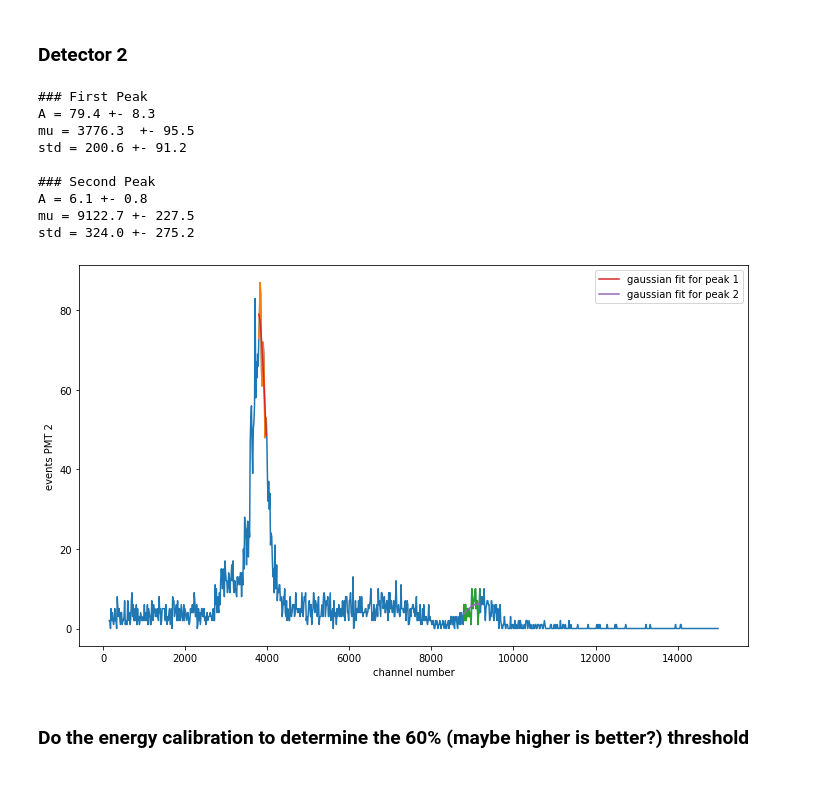
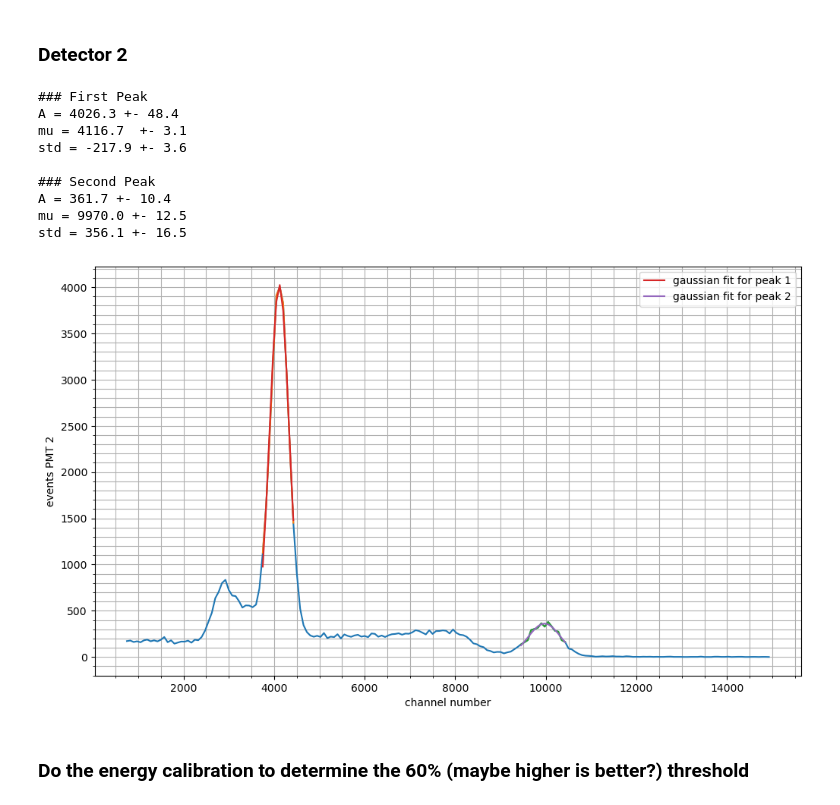
Before and after one commit to MRNock04/P3, a Jupyter notebook: Winkelkorrelation/Ergebnisse/Koinzidenz_students.ipynb, the cells around one changed output. Cells and saved outputs as stored; diff of their text form; code cells hidden in the pictures.

```diff
--- a/Winkelkorrelation/Ergebnisse/Koinzidenz_students.ipynb
+++ b/Winkelkorrelation/Ergebnisse/Koinzidenz_students.ipynb
@@ -261,8 +235,8 @@ std = -310.1 +- 11.4
 # %% [markdown]
 ### Detector 2
 # %%
-n_start_3, n_stop_3 = int(/15),int(/15)
-n_start_4, n_stop_4 = int(/15),int(/15)
+n_start_3, n_stop_3 = int(3800/75),int(4550/75)
+n_start_4, n_stop_4 = int(9500/75),int(10500/75)
 
 sample_x_3 = bins2[n_start_3:n_stop_3]
 sample_y_3 = x2[n_start_3:n_stop_3]
@@ -274,45 +248,48 @@ plt.plot(bins2[10:,],x2[10:,])
 plt.plot(sample_x_3,sample_y_3)
 plt.plot(sample_x_4,sample_y_4)
 
-param_3 = [60,3900,150]
-param_4 = [8,9000,100]
+param_3 = [60,4100,150]
+param_4 = [8,10000,100]
 
 fit_result_3 = opt.curve_fit(gauss, sample_x_3, sample_y_3, param_3)
 fit_result_4 = opt.curve_fit(gauss, sample_x_4, sample_y_4, param_4)
 
 print("### First Peak")
 print(f"A = {str(round(fit_result_3[0][0],1))} +- {str(round(np.sqrt(fit_result_3[1][0][0]),1))}")
 print(f"mu = {str(round(fit_result_3[0][1],1))}  +- {str(round(np.sqrt(fit_result_3[1][1][1]),1))}")
 print(f"std = {str(round(fit_result_3[0][2],1))} +- {str(round(np.sqrt(fit_result_3[1][2][2]),1))}")
 print("")
 print("### Second Peak")
 print(f"A = {str(round(fit_result_4[0][0],1))} +- {str(round(np.sqrt(fit_result_4[1][0][0]),1))}")
 print(f"mu = {str(round(fit_result_4[0][1],1))} +- {str(round(np.sqrt(fit_result_4[1][1][1]),1))}")
 print(f"std = {str(round(fit_result_4[0][2],1))} +- {str(round(np.sqrt(fit_result_4[1][2][2]),1))}")
 
 fit_y_3 = [gauss(x,fit_result_3[0][0],fit_result_3[0][1],fit_result_3[0][2]) for x in sample_x_3]
 fit_y_4 = [gauss(x,fit_result_4[0][0],fit_result_4[0][1],fit_result_4[0][2]) for x in sample_x_4]
 
 plt.plot(sample_x_3, fit_y_3, label='gaussian fit for peak 1')
 plt.plot(sample_x_4, fit_y_4, label='gaussian fit for peak 2')
 plt.legend()
 plt.xlabel('channel number')
 plt.ylabel('events PMT 2')
+plt.grid()
+plt.grid(which="minor")
+plt.minorticks_on()
 
 #plt.axis([0, 0, 0, 0])
-plt.savefig("fit2.pdf")
+# plt.savefig("fit2.pdf")
 plt.show()
 # %% [output]
 ### First Peak
-A = 79.4 +- 8.3
-mu = 3776.3  +- 95.5
-std = 200.6 +- 91.2
+A = 4026.3 +- 48.4
+mu = 4116.7  +- 3.1
+std = -217.9 +- 3.6
 
 ### Second Peak
-A = 6.1 +- 0.8
-mu = 9122.7 +- 227.5
-std = 324.0 +- 275.2
+A = 361.7 +- 10.4
+mu = 9970.0 +- 12.5
+std = 356.1 +- 16.5
-[figure, old version]
+[figure, new version]
 # %% [markdown]
 ### Do the energy calibration to determine the 60% (maybe higher is better?) threshold
 # %% [markdown]
```
Also changed, not shown: parts of 12 cells of this notebook.
